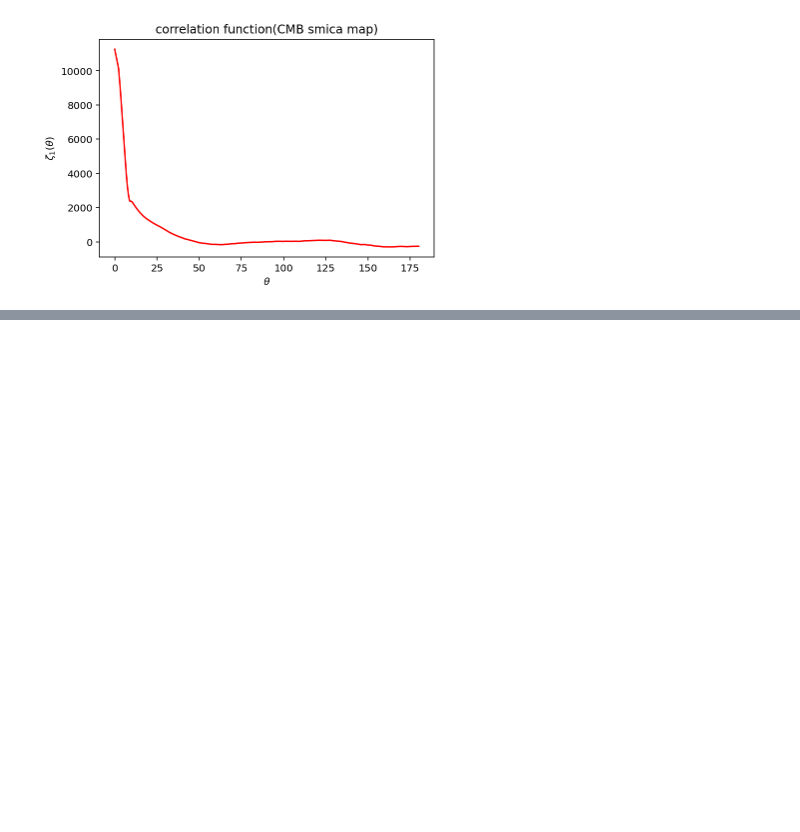
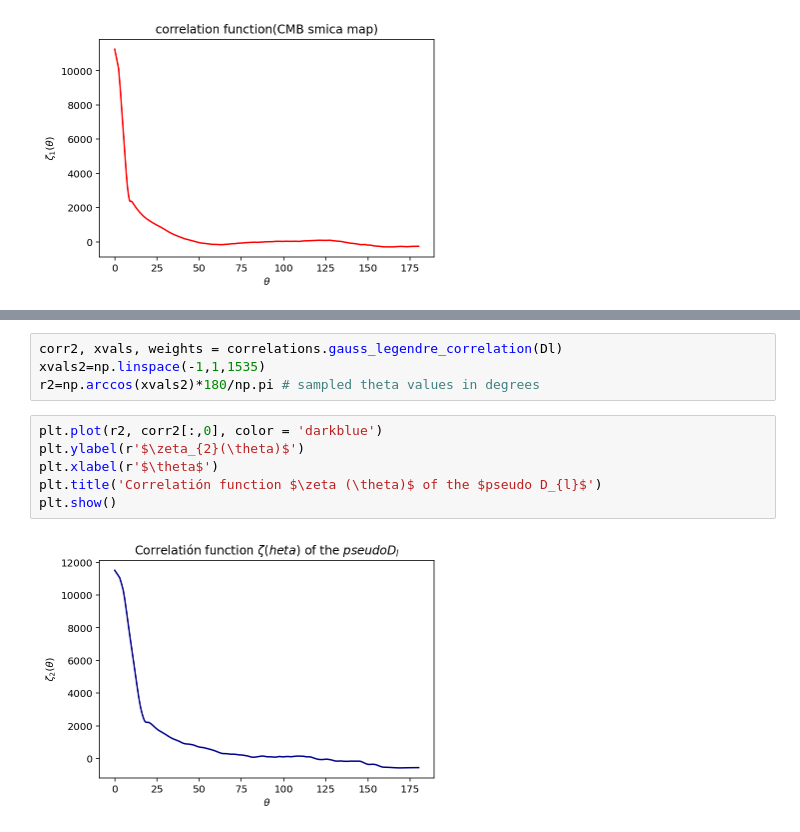
Before and after one commit to Augustocmb/cmblss, a Jupyter notebook: code/cmblss-main/correlation-function.ipynb, the cells around one changed output, grey strips where cells are left out. Cells and saved outputs as stored; diff of their text form; blank space fills up the shorter version.

```diff
--- a/code/cmblss-main/correlation-function.ipynb
+++ b/code/cmblss-main/correlation-function.ipynb
@@ -134,0 +203,12 @@ plt.show()
+# %%
+corr2, xvals, weights = correlations.gauss_legendre_correlation(Dl)
+xvals2=np.linspace(-1,1,1535)
+r2=np.arccos(xvals2)*180/np.pi # sampled theta values in degrees
+# %%
+plt.plot(r2, corr2[:,0], color = 'darkblue')
+plt.ylabel(r'$\zeta_{2}(\theta)$')
+plt.xlabel(r'$\theta$')
+plt.title('Correlatión function $\zeta (\theta)$ of the $pseudo D_{l}$')
+plt.show()
+# %% [output]
+[figure, added]
```
Also changed, not shown: parts of 26 cells of this notebook.
